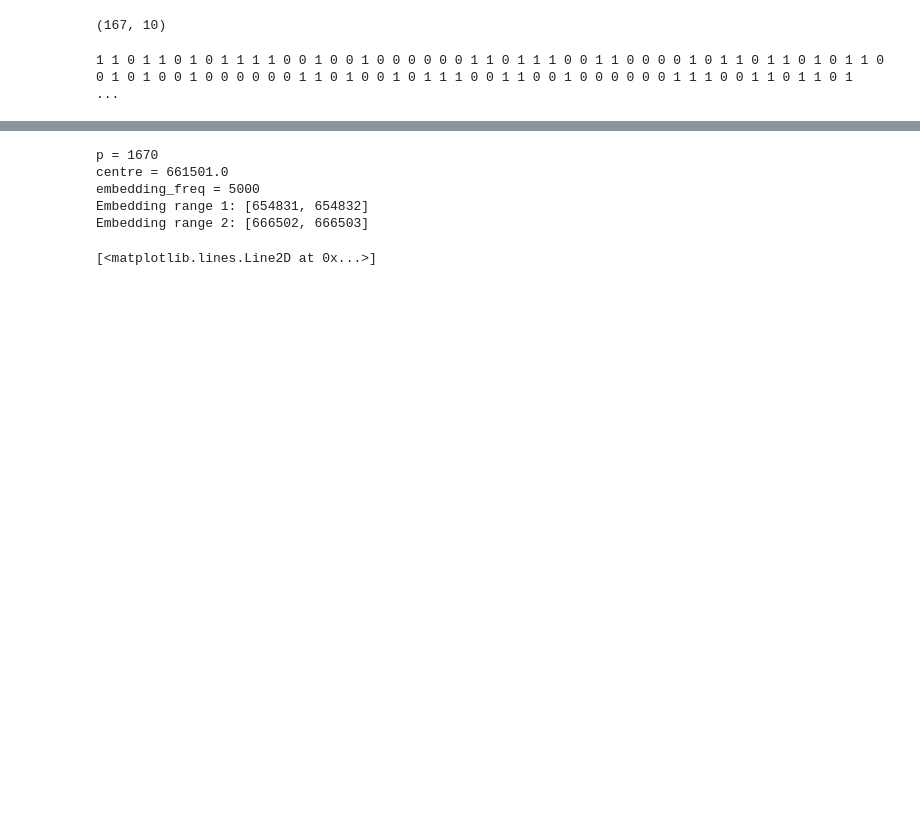
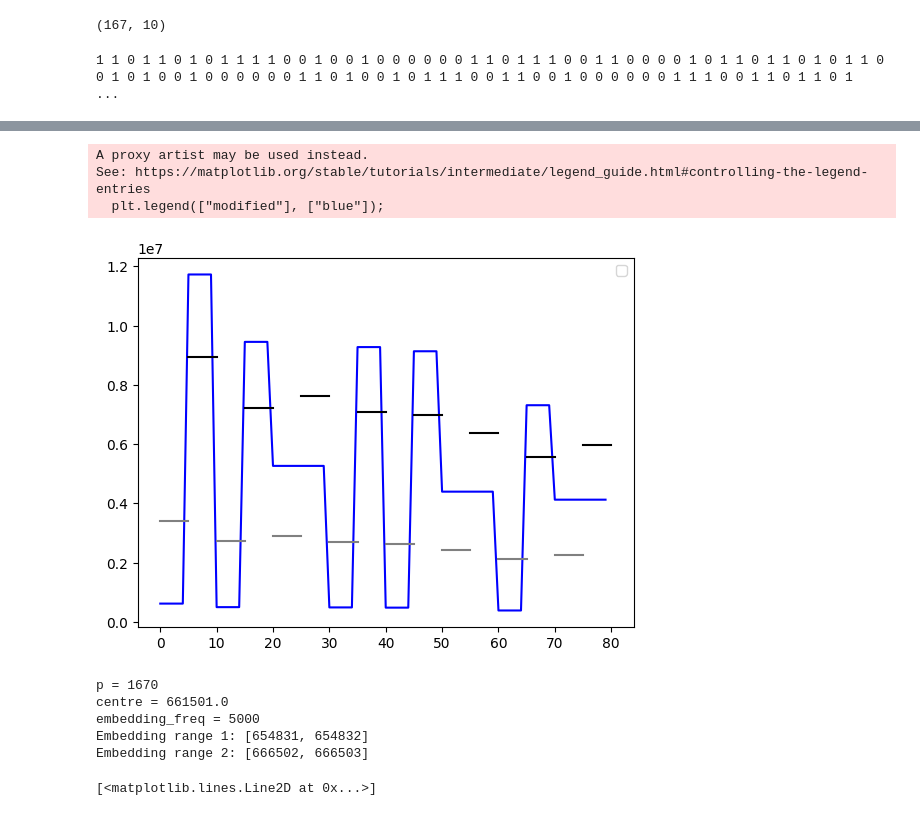
Before and after one commit to ermahechap/Distribuidos2023, a Jupyter notebook: Normal/PythonVersion/watermarking_test.ipynb, the cells around one changed output, grey strips where cells are left out. Cells and saved outputs as stored; diff of their text form; code cells hidden in the pictures; blank space fills up the shorter version.

```diff
--- a/Normal/PythonVersion/watermarking_test.ipynb
+++ b/Normal/PythonVersion/watermarking_test.ipynb
@@ -143,2 +168,34 @@ for k in range(frame):
+# %%
+x_vec = x_mat.reshape(p) # bring it back to vector/array
+n_bits = 8
+
+lines, labels = [], []
+lines.append(plt.plot(x_vec[:embed_sample_sz*n_bits], c='blue'))
+labels.append('modified')
+span = np.max(x_preview[:embed_sample_sz*n_bits])
+
+for k in range(n_bits):
+    avg = np.mean(x_mat[k])
+
+    decode_x_range = [embed_sample_sz * k, embed_sample_sz * (k+1) - (embed_sample_sz / 2)]
+    decode_y_range = [(1+a)*avg/2] * 2
+    lines.append(plt.plot(decode_x_range, decode_y_range, c='grey'))
+    labels.append('(1+a)')
+
+    decode_x_range = [embed_sample_sz * (k+1) - (embed_sample_sz / 2), embed_sample_sz * (k+1)]
+    decode_y_range = [(3-a)*avg/2] * 2
+    lines.append(plt.plot(decode_x_range, decode_y_range, c='black'))
+    labels.append('(3-a)')
+
+# x_ticks = [i + (embed_sample_sz/2) for i in range(0, embed_sample_sz*n_bits, embed_sample_sz)]
+# x_labels = bin_text[:n_bits]
+# plt.xticks(x_ticks, labels=x_labels)
+plt.legend(["modified"], ["blue"]);
+plt.show()
+# %% [output]
+A proxy artist may be used instead.
+See: https://matplotlib.org/stable/tutorials/intermediate/legend_guide.html#controlling-the-legend-entries
+  plt.legend(["modified"], ["blue"]);
+[figure, added]
 # %%
 # Add embeddings to full data
```
Also changed, not shown: parts of 8 cells of this notebook, 1 other file.
